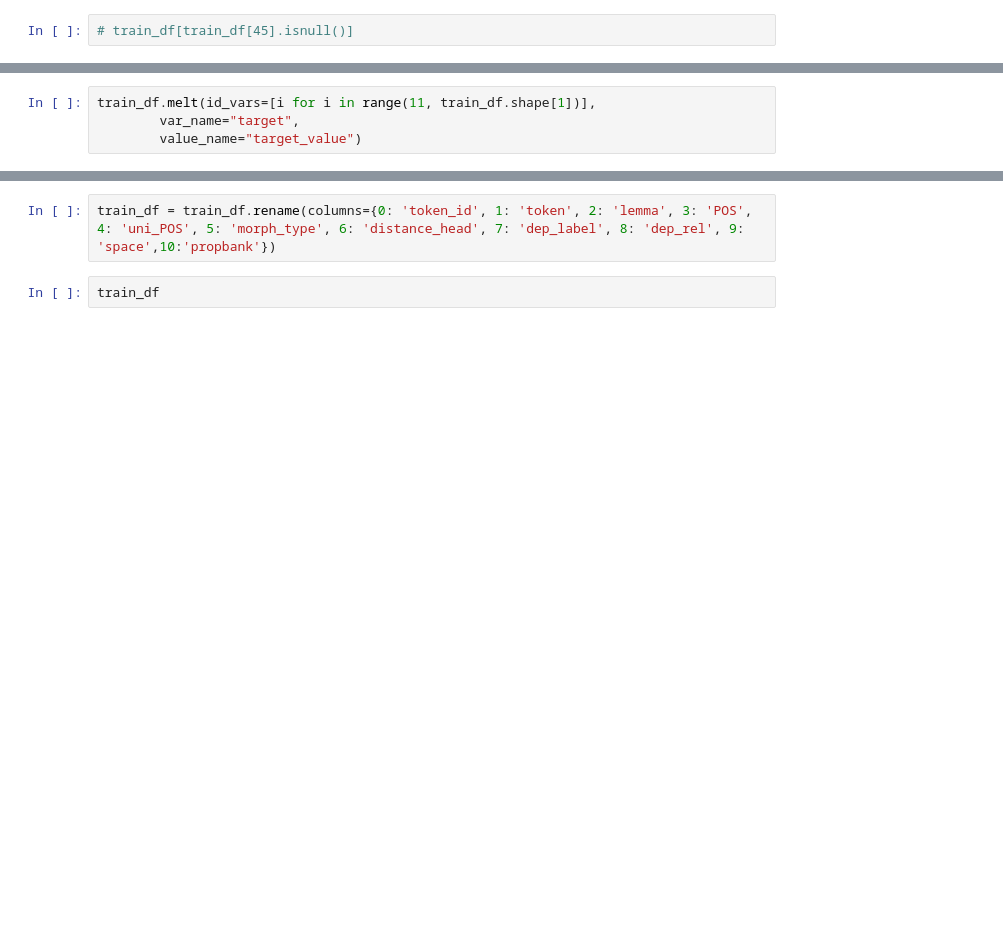
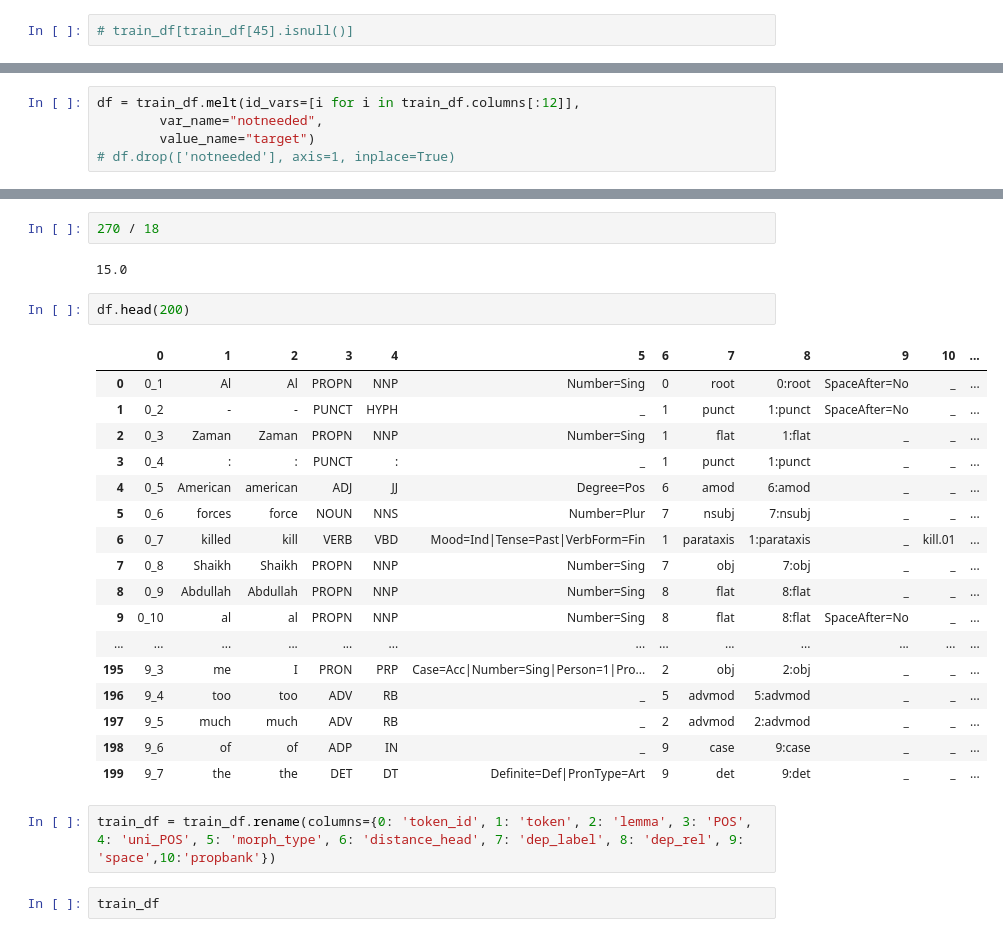
Before and after one commit to hasan-sh/advanced-nlp, a Jupyter notebook: Assignment 2/Untitled.ipynb, the cells around one changed output, grey strips where cells are left out. Cells and saved outputs as stored; diff of their text form; blank space fills up the shorter version.

```diff
--- a/Assignment 2/Untitled.ipynb
+++ b/Assignment 2/Untitled.ipynb
@@ -56,4 +116,5 @@ train_df.head(100)
 # %%
-train_df.melt(id_vars=[i for i in range(11, train_df.shape[1])],
-        var_name="target",
-        value_name="target_value")
+df = train_df.melt(id_vars=[i for i in train_df.columns[:12]],
+        var_name="notneeded",
+        value_name="target")
+# df.drop(['notneeded'], axis=1, inplace=True)
@@ -62,3 +142,27 @@ KeyboardInterrupt
+# %%
+270 / 18
+# %% [output]
+15.0
+# %%
+df.head(200)
+# %% [output]
+|  | 0 | 1 | 2 | 3 | 4 | 5 | 6 | 7 | 8 | 9 | 10 | ... |
+| 0 | 0_1 | Al | Al | PROPN | NNP | Number=Sing | 0 | root | 0:root | SpaceAfter=No | _ | ... |
+| 1 | 0_2 | - | - | PUNCT | HYPH | _ | 1 | punct | 1:punct | SpaceAfter=No | _ | ... |
+| 2 | 0_3 | Zaman | Zaman | PROPN | NNP | Number=Sing | 1 | flat | 1:flat | _ | _ | ... |
+| 3 | 0_4 | : | : | PUNCT | : | _ | 1 | punct | 1:punct | _ | _ | ... |
+| 4 | 0_5 | American | american | ADJ | JJ | Degree=Pos | 6 | amod | 6:amod | _ | _ | ... |
+| 5 | 0_6 | forces | force | NOUN | NNS | Number=Plur | 7 | nsubj | 7:nsubj | _ | _ | ... |
+| 6 | 0_7 | killed | kill | VERB | VBD | Mood=Ind|Tense=Past|VerbForm=Fin | 1 | parataxis | 1:parataxis | _ | kill.01 | ... |
+| 7 | 0_8 | Shaikh | Shaikh | PROPN | NNP | Number=Sing | 7 | obj | 7:obj | _ | _ | ... |
+| 8 | 0_9 | Abdullah | Abdullah | PROPN | NNP | Number=Sing | 8 | flat | 8:flat | _ | _ | ... |
+| 9 | 0_10 | al | al | PROPN | NNP | Number=Sing | 8 | flat | 8:flat | SpaceAfter=No | _ | ... |
+| ... | ... | ... | ... | ... | ... | ... | ... | ... | ... | ... | ... | ... |
+| 195 | 9_3 | me | I | PRON | PRP | Case=Acc|Number=Sing|Person=1|Pro... | 2 | obj | 2:obj | _ | _ | ... |
+| 196 | 9_4 | too | too | ADV | RB | _ | 5 | advmod | 5:advmod | _ | _ | ... |
+| 197 | 9_5 | much | much | ADV | RB | _ | 2 | advmod | 2:advmod | _ | _ | ... |
+| 198 | 9_6 | of | of | ADP | IN | _ | 9 | case | 9:case | _ | _ | ... |
+| 199 | 9_7 | the | the | DET | DT | Definite=Def|PronType=Art | 9 | det | 9:det | _ | _ | ... |
 # %%
 train_df = train_df.rename(columns={0: 'token_id', 1: 'token', 2: 'lemma', 3: 'POS', 4: 'uni_POS', 5: 'morph_type', 6: 'distance_head', 7: 'dep_label', 8: 'dep_rel', 9: 'space',10:'propbank'})
 # %%
```
Also changed, not shown: parts of 14 cells of this notebook.
